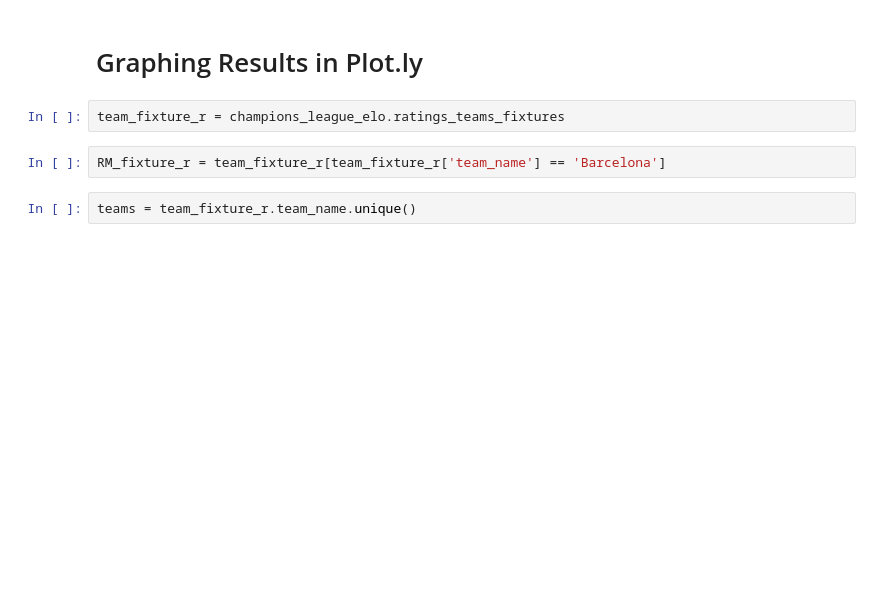
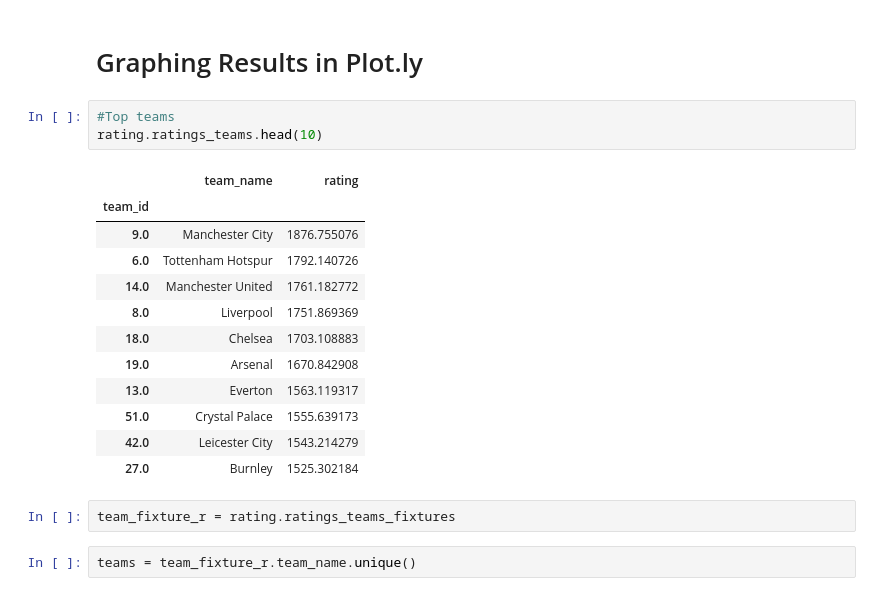
Before and after one commit to calestini/rating-systems, a Jupyter notebook: elo_test.ipynb, the cells around one changed output. Cells and saved outputs as stored; diff of their text form; blank space fills up the shorter version.

```diff
--- a/elo_test.ipynb
+++ b/elo_test.ipynb
@@ -185,10 +214,24 @@ log_loss(s, p)
 0.24635003200955796
 # %% [markdown]
 # Graphing Results in Plot.ly
+# %%
+#Top teams
+rating.ratings_teams.head(10)
+# %% [output]
+|  | team_name | rating |
+| team_id |  |  |
+| 9.0 | Manchester City | 1876.755076 |
+| 6.0 | Tottenham Hotspur | 1792.140726 |
+| 14.0 | Manchester United | 1761.182772 |
+| 8.0 | Liverpool | 1751.869369 |
+| 18.0 | Chelsea | 1703.108883 |
+| 19.0 | Arsenal | 1670.842908 |
+| 13.0 | Everton | 1563.119317 |
+| 51.0 | Crystal Palace | 1555.639173 |
+| 42.0 | Leicester City | 1543.214279 |
+| 27.0 | Burnley | 1525.302184 |
 # %%
-team_fixture_r = champions_league_elo.ratings_teams_fixtures
+team_fixture_r = rating.ratings_teams_fixtures
-# %%
-RM_fixture_r = team_fixture_r[team_fixture_r['team_name'] == 'Barcelona']
 # %%
 teams = team_fixture_r.team_name.unique()
 # %%
```
Also changed, not shown: parts of 32 cells of this notebook, 2 other files.
